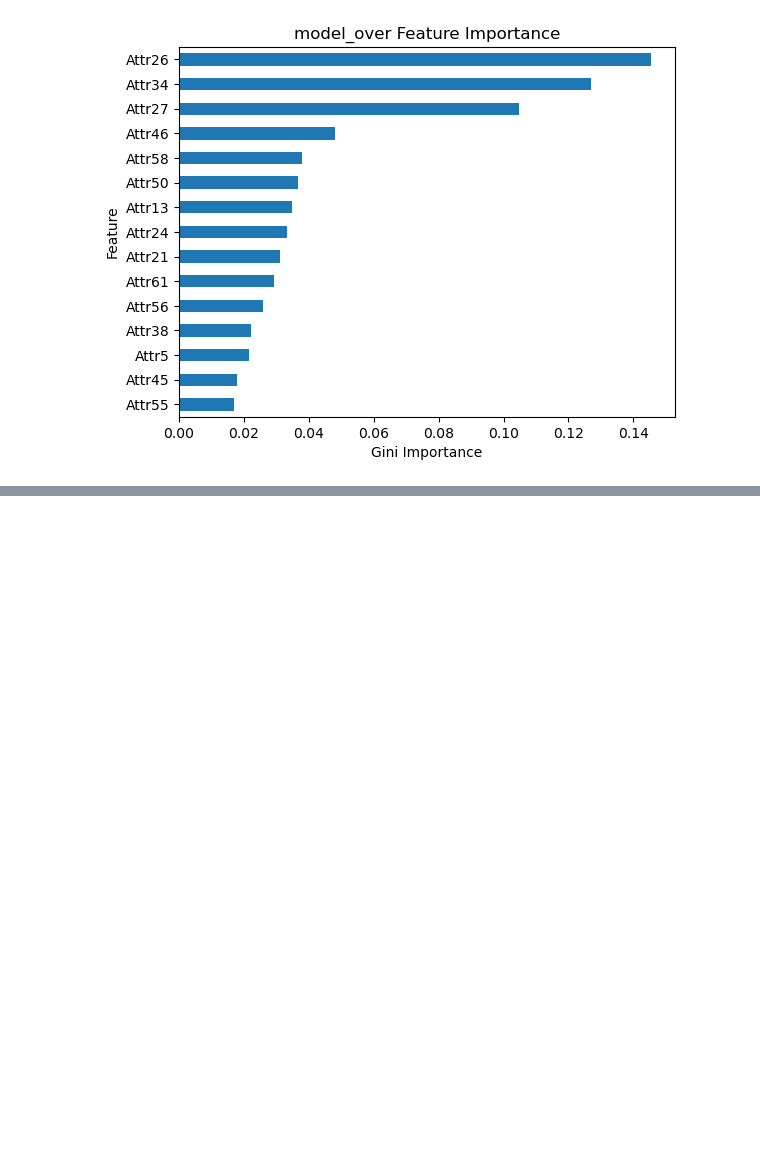
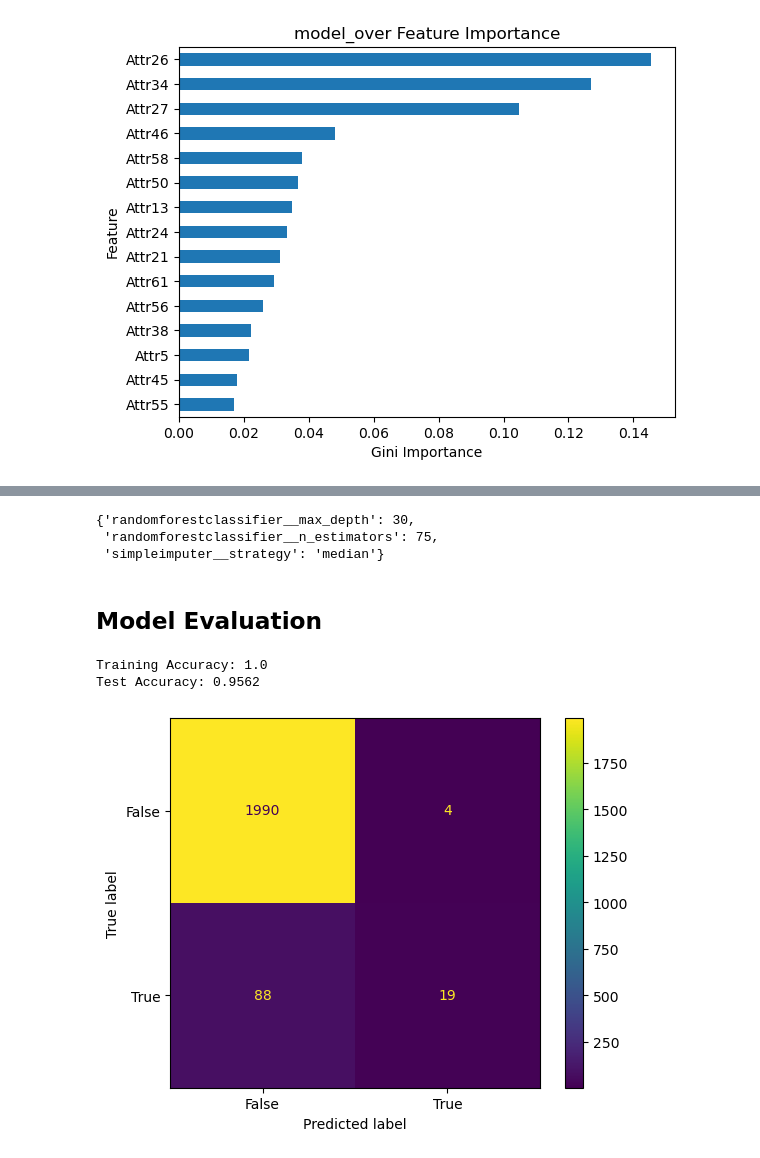
Before and after one commit to kriung/Corporate-Bankruptcy-Prediction, a Jupyter notebook: bankruptcy_predictor.ipynb, the cells around one changed output, grey strips where cells are left out. Saved outputs shown, nothing was run; the diff lists cells and outputs as text; code cells hidden in the pictures; blank space fills up the shorter version.

```diff
--- a/bankruptcy_predictor.ipynb
+++ b/bankruptcy_predictor.ipynb
@@ -227,0 +264,3 @@ with open("dt_classifier.pkl", "wb") as f:
+# %%
+clf = make_pipeline(SimpleImputer(), RandomForestClassifier(random_state =42))
+print(clf)
@@ -227,0 +280,8 @@ with open("dt_classifier.pkl", "wb") as f:
+# %%
+#Parameter Grid
+params = {
+    "simpleimputer__strategy": ["mean", "median"],
+    "randomforestclassifier__max_depth": range(10, 50, 10),
+    "randomforestclassifier__n_estimators": range(25, 100, 25)
+    }
+params
@@ -227,0 +292,4 @@ with open("dt_classifier.pkl", "wb") as f:
+# %%
+#Grid Search
+model = GridSearchCV(clf, param_grid= params, cv =5, n_jobs =-1, verbose =1)
+model
@@ -227,0 +306,3 @@ with open("dt_classifier.pkl", "wb") as f:
+# %%
+#Train Model
+model.fit(X_train_over, y_train_over)
@@ -227,0 +336,9 @@ with open("dt_classifier.pkl", "wb") as f:
+# %%
+#Extracting best hypterparameters
+model.best_params_
+# %% [output]
+{'randomforestclassifier__max_depth': 30,
+ 'randomforestclassifier__n_estimators': 75,
+ 'simpleimputer__strategy': 'median'}
+# %% [markdown]
+## Model Evaluation
@@ -227,0 +348,11 @@ with open("dt_classifier.pkl", "wb") as f:
+# %%
+print("Training Accuracy:", round(acc_train, 4))
+print("Test Accuracy:", round(acc_test, 4))
+# %% [output]
+Training Accuracy: 1.0
+Test Accuracy: 0.9562
+# %%
+#CONFUSION MATRIX
+ConfusionMatrixDisplay.from_estimator(model, X_test, y_test);
+# %% [output]
+[figure, added]
```
Also changed, not shown: parts of 34 cells of this notebook, 3 other files.
